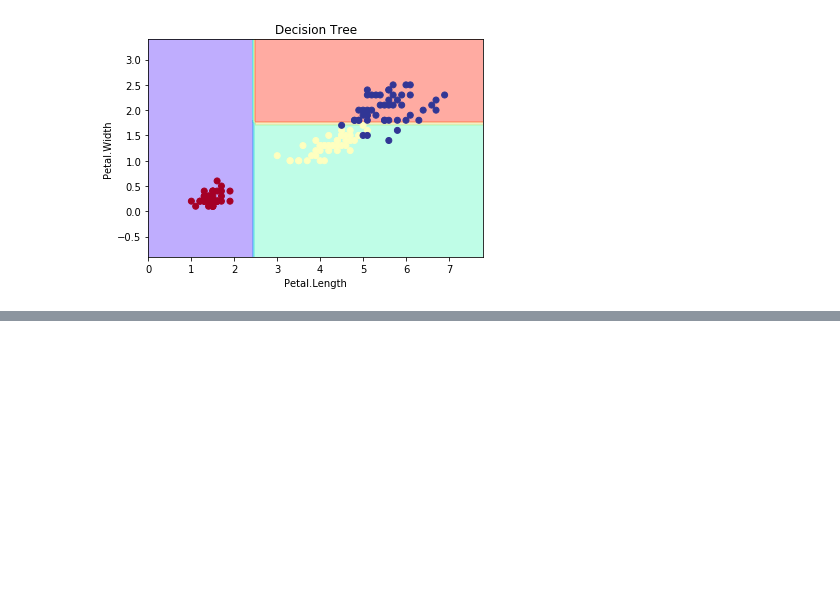
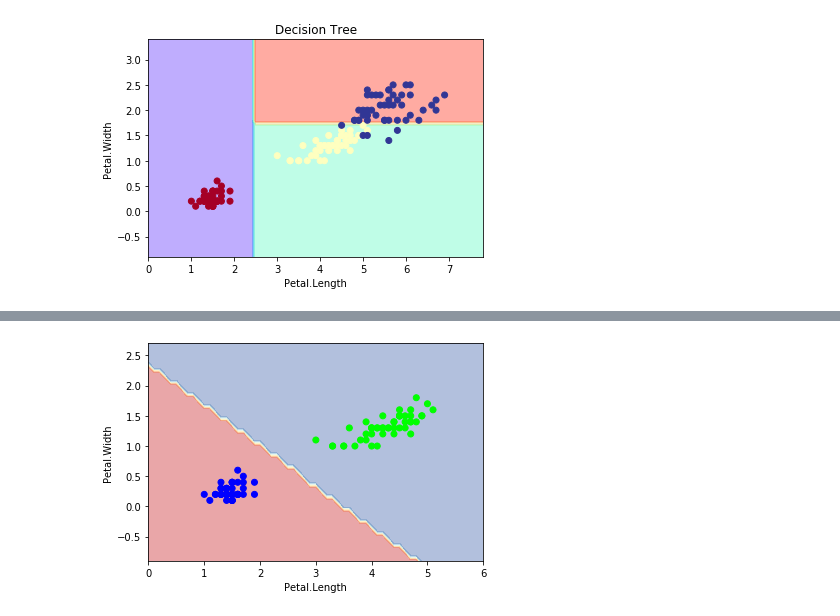
Before and after one commit to ywchiu/taipeifubon, a Jupyter notebook: Demo20200421.ipynb, the cells around one changed output, grey strips where cells are left out. Saved outputs shown, nothing was run; the diff lists cells and outputs as text; code cells hidden in the pictures; blank space fills up the shorter version.

```diff
--- a/Demo20200421.ipynb
+++ b/Demo20200421.ipynb
@@ -257,0 +382,4 @@ plt.show()
+# %%
+plot_estimator(clf2, X, y)
+# %% [output]
+[figure, added]
```
Also changed, not shown: parts of 32 cells of this notebook.
